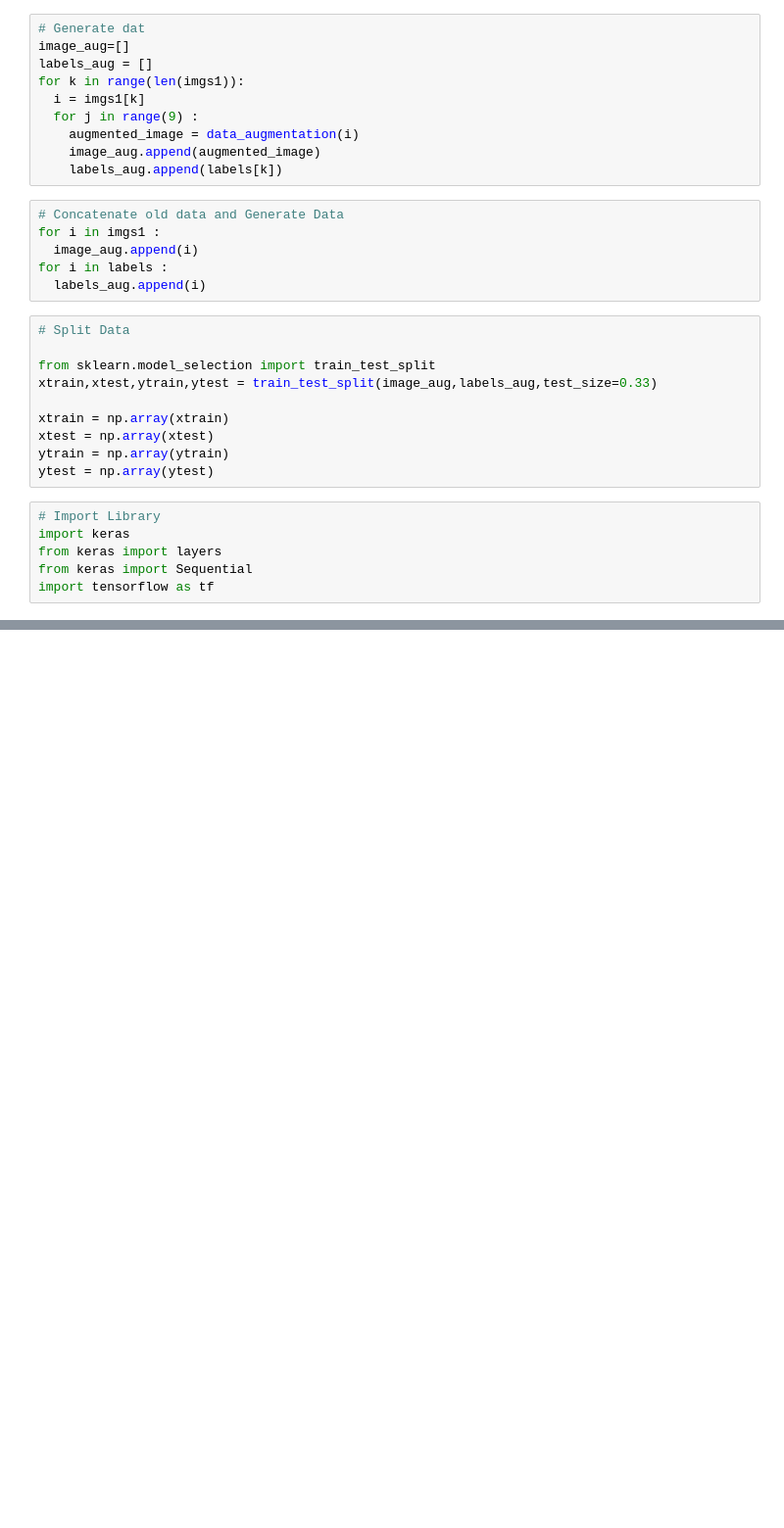
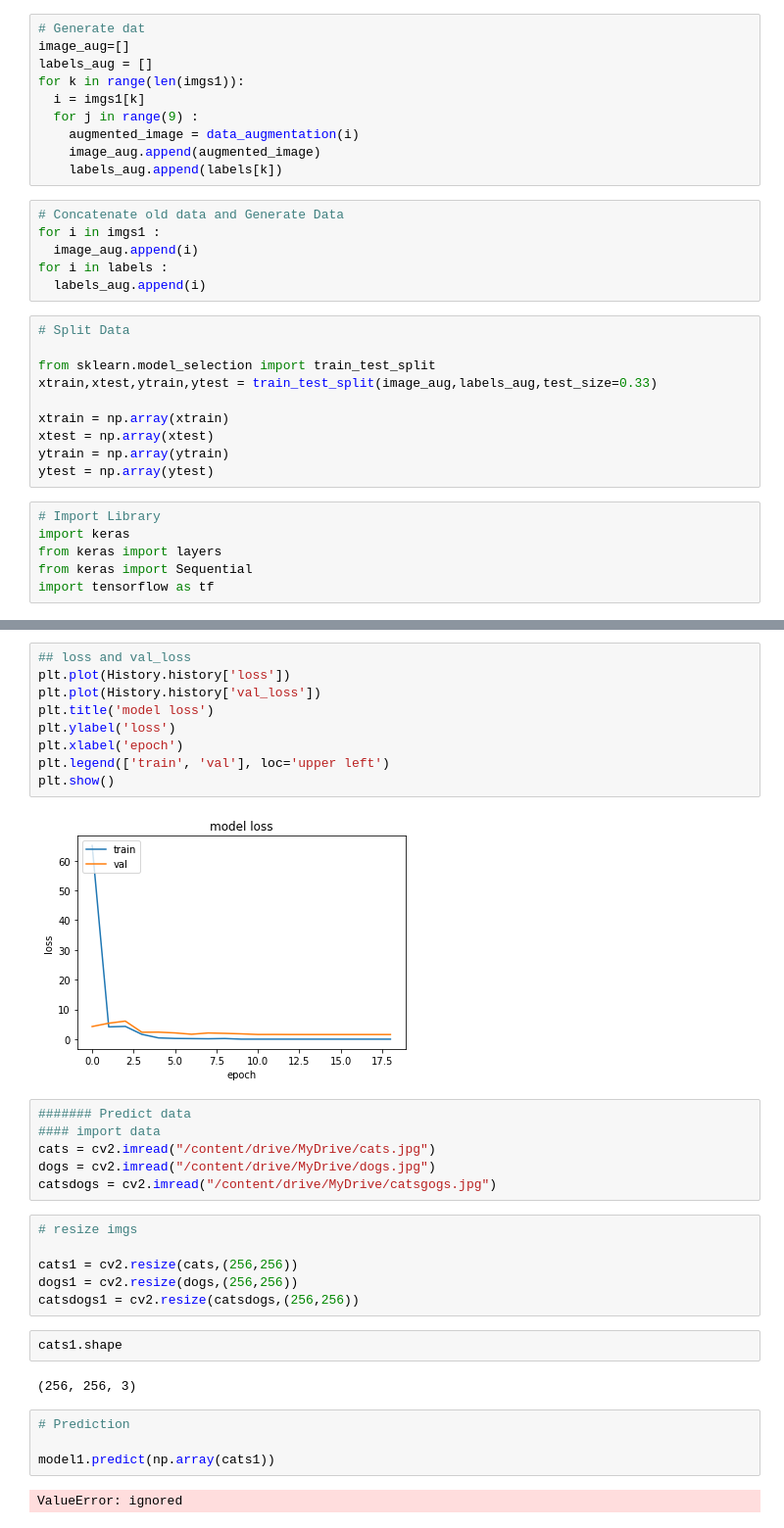
Before and after one commit to Faouzi-Slimi/Machine_Learning_Deep_Learning_Practical_Work, a Jupyter notebook: TP_DOGS_CATS.ipynb, the cells around one changed output, grey strips where cells are left out. Shown at 98% size. Cells and saved outputs as stored; diff of their text form; blank space fills up the shorter version.

```diff
--- a/TP_DOGS_CATS.ipynb
+++ b/TP_DOGS_CATS.ipynb
@@ -158,0 +171,33 @@ _________________________________________________________________
+# %%
+## loss and val_loss
+plt.plot(History.history['loss'])
+plt.plot(History.history['val_loss'])
+plt.title('model loss')
+plt.ylabel('loss')
+plt.xlabel('epoch')
+plt.legend(['train', 'val'], loc='upper left')
+plt.show()
+# %% [output]
+[figure, added]
+# %%
+####### Predict data
+#### import data
+cats = cv2.imread("/content/drive/MyDrive/cats.jpg")
+dogs = cv2.imread("/content/drive/MyDrive/dogs.jpg")
+catsdogs = cv2.imread("/content/drive/MyDrive/catsgogs.jpg")
+# %%
+# resize imgs
+
+cats1 = cv2.resize(cats,(256,256))
+dogs1 = cv2.resize(dogs,(256,256))
+catsdogs1 = cv2.resize(catsdogs,(256,256))
+# %%
+cats1.shape
+# %% [output]
+(256, 256, 3)
+# %%
+# Prediction
+
+model1.predict(np.array(cats1))
+# %% [output]
+ValueError: ignored
```
Also changed, not shown: parts of 5 cells of this notebook.
